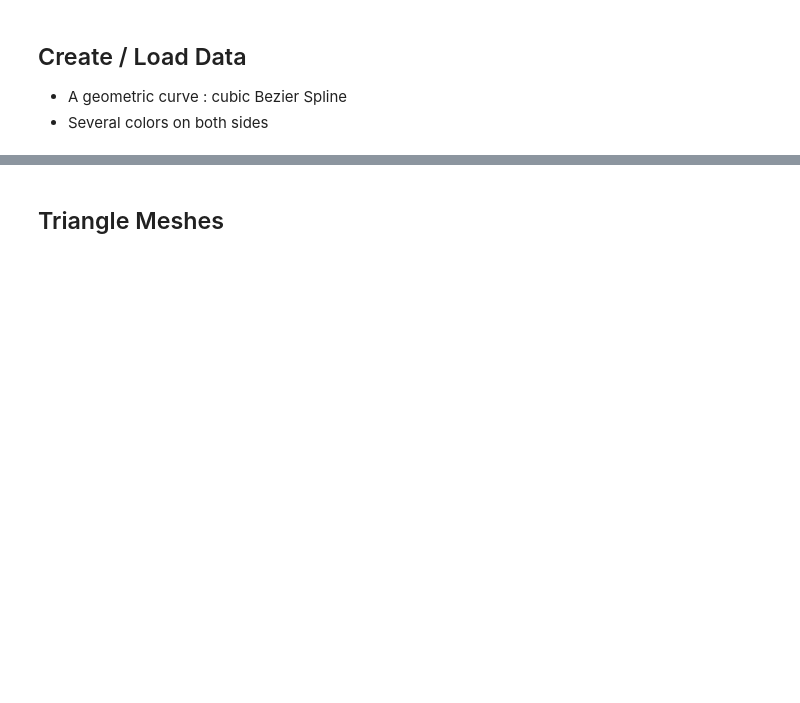
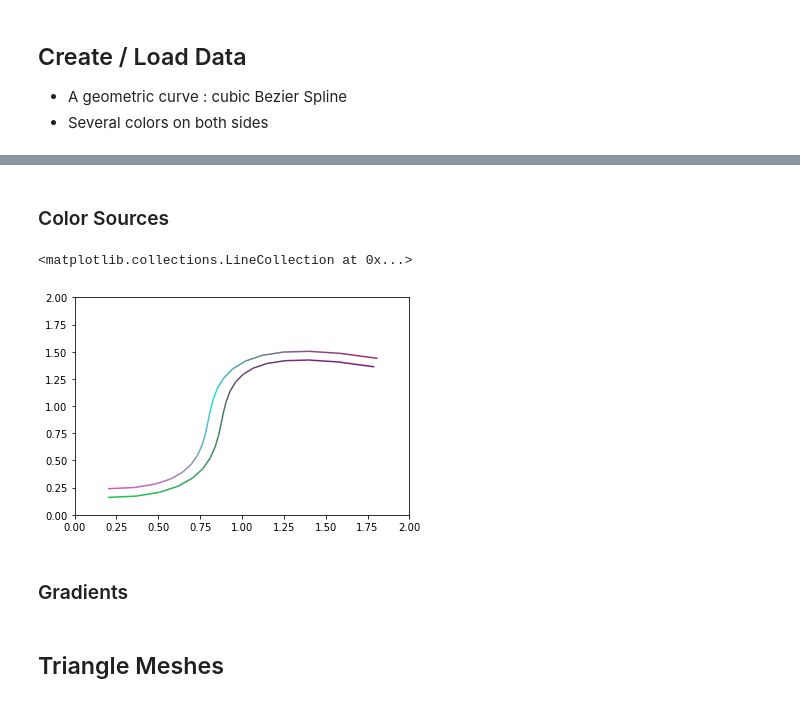
Before and after one commit to weixinl/GeometricModeling, a Jupyter notebook: DiffusionCurve/DiffusionCurve.ipynb, the cells around one changed output, grey strips where cells are left out. Drawn from its saved outputs; the diff is of its cells as text; code cells hidden in the pictures; blank space fills up the shorter version.

```diff
--- a/DiffusionCurve/DiffusionCurve.ipynb
+++ b/DiffusionCurve/DiffusionCurve.ipynb
@@ -76,3 +79,59 @@ crs_raw = np.array([[0.4,0.3,0.7,0.0],[0.1,0.5,0.2,0.6],[0.9,0.2,0.4,1.0]])
+# %% [markdown]
+### Color Sources
+# %%
+# color constraints on the left, each element is [r,g,b,t]
+# assume intervals (t1-t2) of any two constraints is greater than sample integrals
+cls_raw = np.array([[0.1,0.8,0.3,0.0],[0.5,0.1,0.5,1.0]])
+crs_raw = np.array([[0.9,0.3,0.7,0.0],[0.1,0.9,0.8,0.6],[0.6,0.2,0.4,1.0]])
+cls_raw_colors = cls_raw[:,:3]
+crs_raw_colors = crs_raw[:,:3]
+cls_raw_ts = cls_raw[:,3]
+crs_raw_ts = crs_raw[:,3]
+
+# interpolate to get colors of sample points
+# two iterators on raw colors
+def get_sample_colors(_raw_colors, _raw_ts):
+    raw_num = _raw_colors.shape[0]
+    raw_i = 0
+    raw_j = 1
+    raw_ti = _raw_ts[raw_i]
+    raw_tj = _raw_ts[raw_j]
+    sample_colors = []
+    for i in range(sample_num):
+        t = i*sample_interval
+        # t should be between ti and tj
+        if(t>raw_tj - 0.0001 and raw_j < raw_num - 1):
+            raw_j += 1
+            raw_tj = _raw_ts[raw_j]
+            raw_i += 1
+            raw_ti = _raw_ts[raw_i]
+        dti = t - raw_ti
+        dtj = raw_tj - t
+        x = dti/(dti+dtj)
+        color = x*_raw_colors[raw_j] + (1-x)*_raw_colors[raw_i]
+        sample_colors.append(color)
+    return np.array(sample_colors)
+
+curve_left_colors = get_sample_colors(cls_raw_colors, cls_raw_ts)
+curve_right_colors = get_sample_colors(crs_raw_colors, crs_raw_ts)
+curve_left_vertices_reshaped = curve_left_vertices.reshape(-1,1,2)
+curve_left_segments = np.concatenate([curve_left_vertices_reshaped[:-1], curve_left_vertices_reshaped[1:]], axis=1)
+curve_right_vertices_reshaped = curve_right_vertices.reshape(-1,1,2)
+curve_right_segments = np.concatenate([curve_right_vertices_reshaped[:-1], curve_right_vertices_reshaped[1:]], axis=1)
+fig, ax = plt.subplots()
+ax.set_xlim(xmin, xmax)
+ax.set_ylim(ymin, ymax)
+curve_left_segments = LineCollection(curve_left_segments, colors=curve_left_colors[1:,:], linestyle='solid')
+curve_right_segments = LineCollection(curve_right_segments, colors=curve_right_colors[1:,:], linestyle='solid')
+ax.add_collection(curve_left_segments)
+ax.add_collection(curve_right_segments)
+# plt.scatter(curve_left_vertices[:,0],curve_left_vertices[:,1], c = curve_left_colors)
+# plt.plot(curve_right_vertices[:,0],curve_right_vertices[:,1], color = curve_right_colors)
+# %% [output]
+<matplotlib.collections.LineCollection at 0x...>
+[figure, added]
+# %% [markdown]
+### Gradients
 # %% [markdown]
 ## Triangle Meshes
 # %%
```
Also changed, not shown: parts of 4 cells of this notebook.
